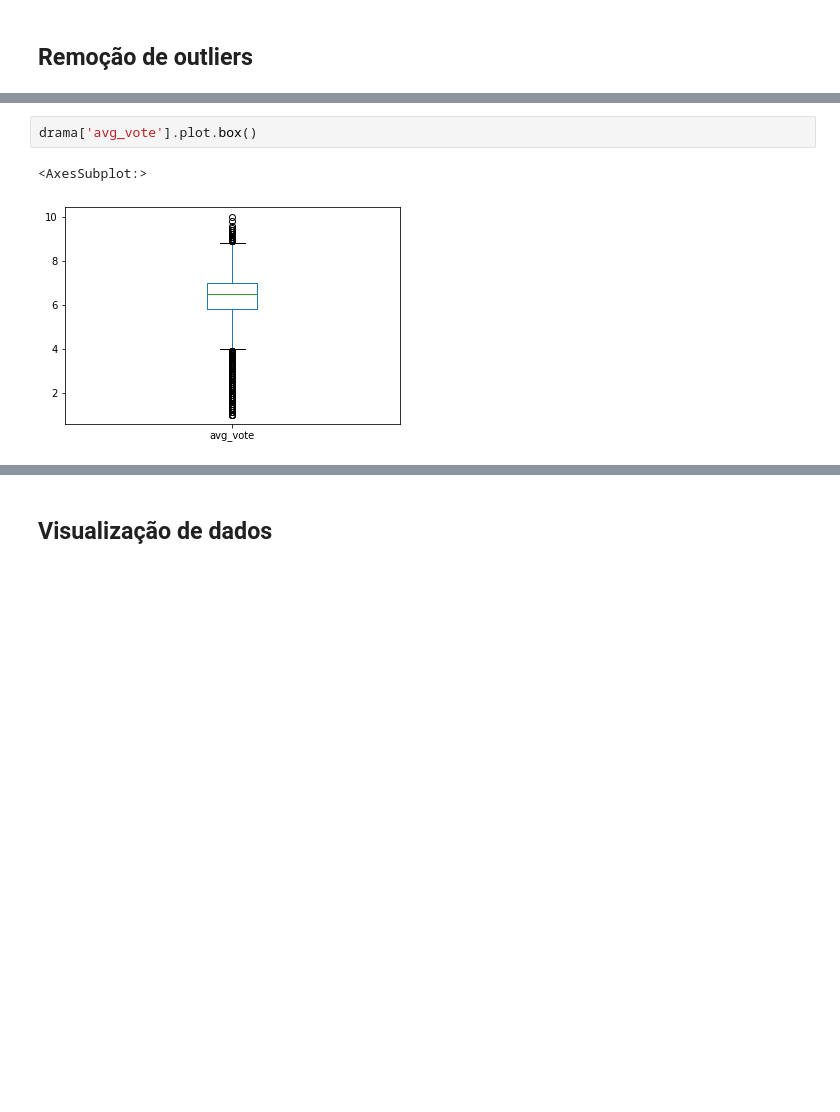
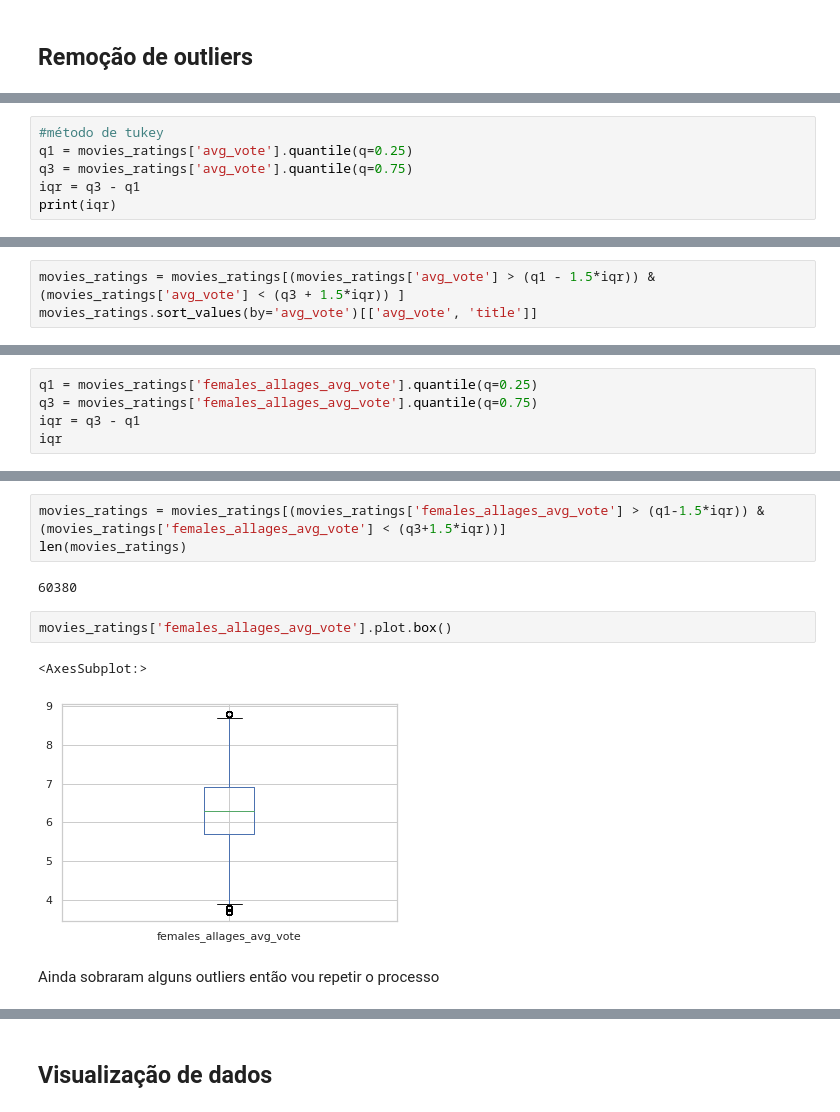
Before and after one commit to acts2/Projeto-If697, a Jupyter notebook: IMDB_movies.ipynb, the cells around one changed output, grey strips where cells are left out. Cells and saved outputs as stored; diff of their text form; blank space fills up the shorter version.

```diff
--- a/IMDB_movies.ipynb
+++ b/IMDB_movies.ipynb
@@ -357,0 +549,6 @@ movies_ratings['avg_vote'].hist()
+# %%
+#método de tukey
+q1 = movies_ratings['avg_vote'].quantile(q=0.25)
+q3 = movies_ratings['avg_vote'].quantile(q=0.75)
+iqr = q3 - q1
+print(iqr)
@@ -357,0 +578,3 @@ movies_ratings['avg_vote'].hist()
+# %%
+movies_ratings = movies_ratings[(movies_ratings['avg_vote'] > (q1 - 1.5*iqr)) & (movies_ratings['avg_vote'] < (q3 + 1.5*iqr)) ]
+movies_ratings.sort_values(by='avg_vote')[['avg_vote', 'title']]
@@ -378,0 +602,5 @@ drama['avg_vote'].hist()
+# %%
+q1 = movies_ratings['females_allages_avg_vote'].quantile(q=0.25)
+q3 = movies_ratings['females_allages_avg_vote'].quantile(q=0.75)
+iqr = q3 - q1
+iqr
@@ -379,5 +641,12 @@ drama['avg_vote'].hist()
+# %%
+movies_ratings = movies_ratings[(movies_ratings['females_allages_avg_vote'] > (q1-1.5*iqr)) & (movies_ratings['females_allages_avg_vote'] < (q3+1.5*iqr))]
+len(movies_ratings)
+# %% [output]
+60380
 # %%
-drama['avg_vote'].plot.box()
+movies_ratings['females_allages_avg_vote'].plot.box()
 # %% [output]
 <AxesSubplot:>
-[figure, old version]
+[figure, new version]
+# %% [markdown]
+Ainda sobraram alguns outliers então vou repetir o processo
```
Also changed, not shown: parts of 126 cells of this notebook.
